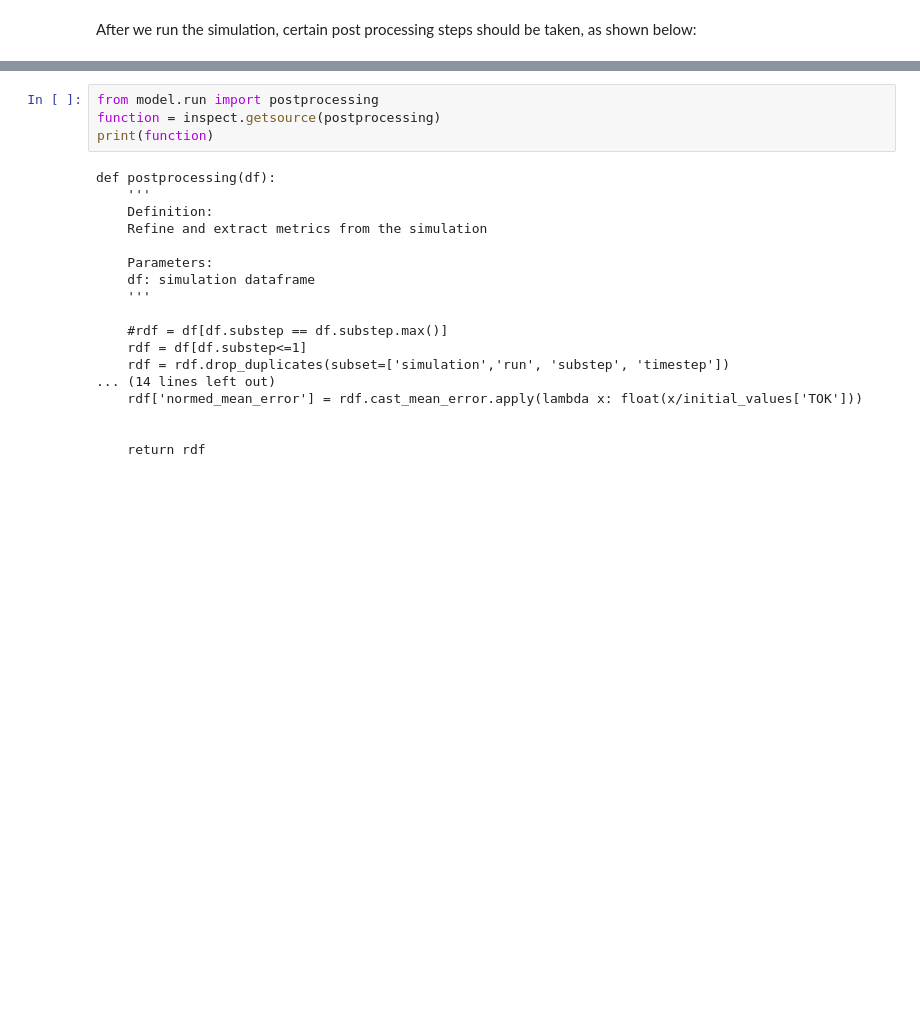
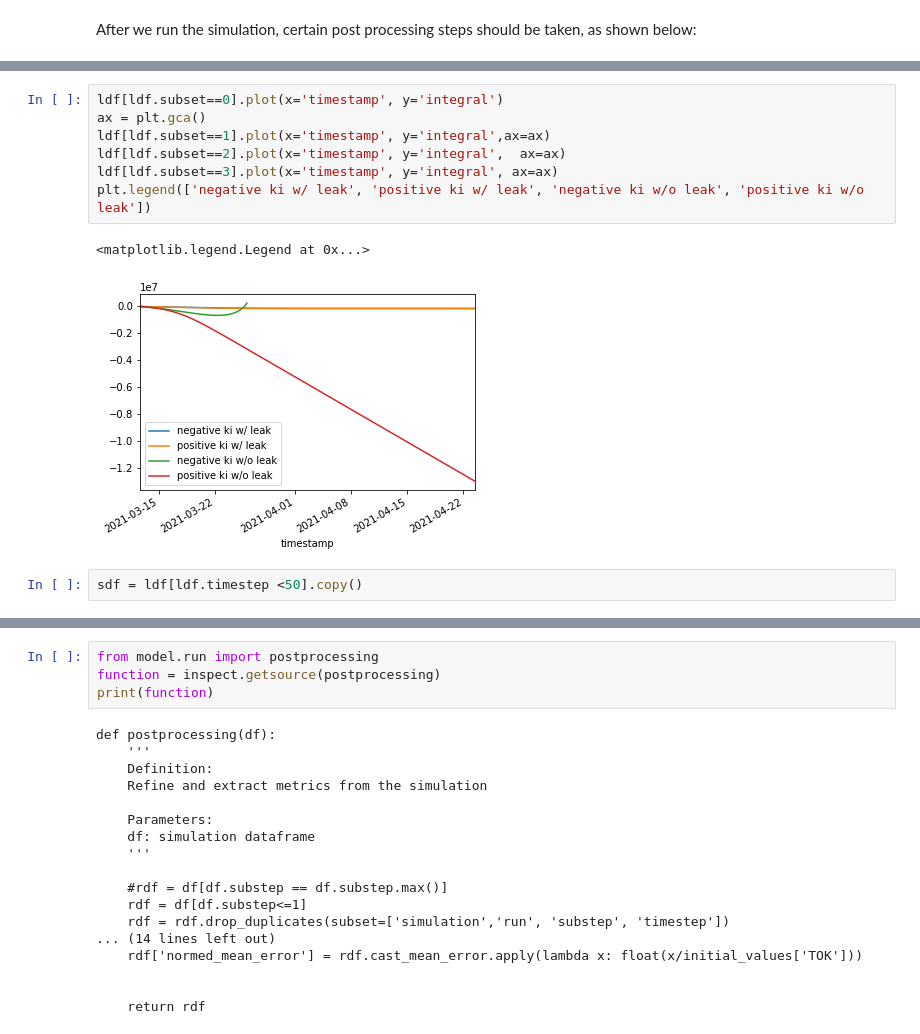
Before and after one commit to cadCAD-org/demos, a Jupyter notebook: tutorials/numerical_computation/numerical_integration_1.ipynb, the cells around one changed output, grey strips where cells are left out. Cells and saved outputs as stored; diff of their text form; blank space fills up the shorter version.

```diff
--- a/tutorials/numerical_computation/numerical_integration_1.ipynb
+++ b/tutorials/numerical_computation/numerical_integration_1.ipynb
@@ -223,0 +274,12 @@ After we run the simulation, certain post processing steps should be taken, as s
+# %%
+ldf[ldf.subset==0].plot(x='timestamp', y='integral')
+ax = plt.gca()
+ldf[ldf.subset==1].plot(x='timestamp', y='integral',ax=ax)
+ldf[ldf.subset==2].plot(x='timestamp', y='integral',  ax=ax)
+ldf[ldf.subset==3].plot(x='timestamp', y='integral', ax=ax)
+plt.legend(['negative ki w/ leak', 'positive ki w/ leak', 'negative ki w/o leak', 'positive ki w/o leak'])
+# %% [output]
+<matplotlib.legend.Legend at 0x...>
+[figure, added]
+# %%
+sdf = ldf[ldf.timestep <50].copy()
```
Also changed, not shown: parts of 16 cells of this notebook, 5 other files.
